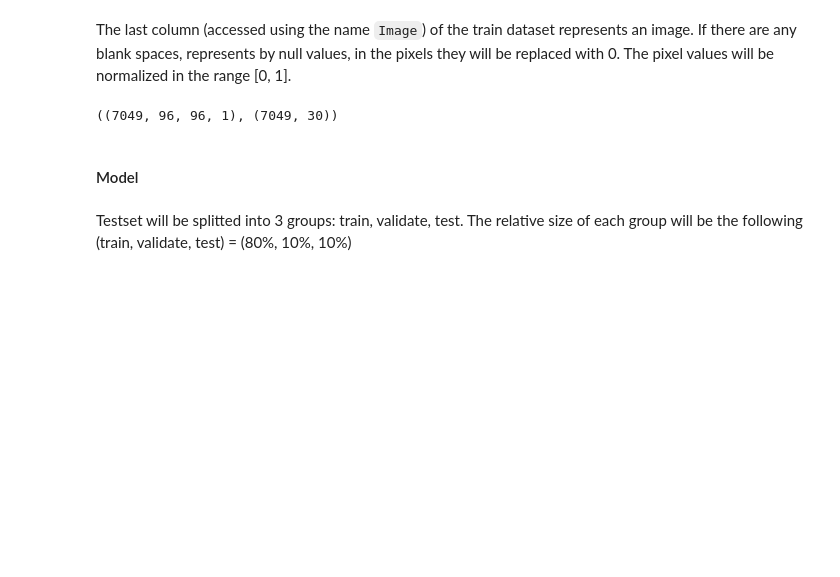
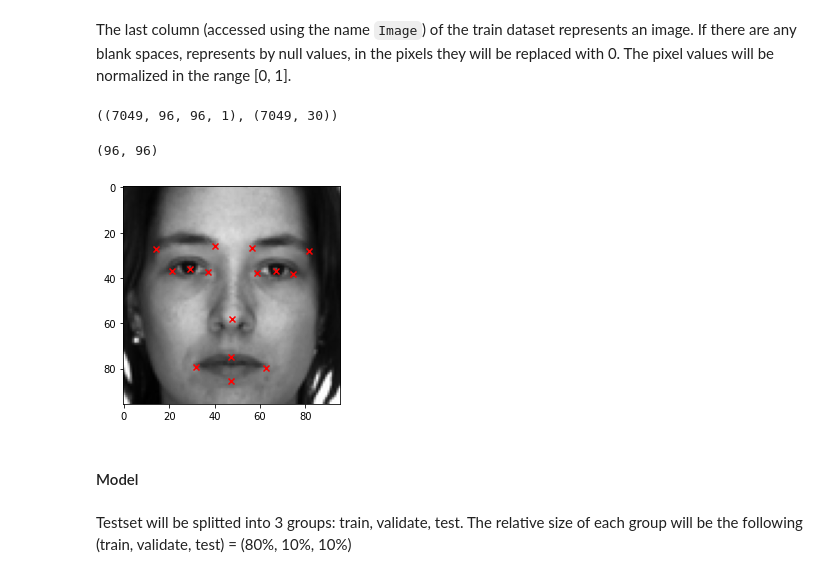
Before and after one commit to mdodovic/Facial-Keypoints-Detection, a Jupyter notebook: keypoints_detector.ipynb, the cells around one changed output. Drawn from its saved outputs; the diff is of its cells as text; code cells hidden in the pictures; blank space fills up the shorter version.

```diff
--- a/keypoints_detector.ipynb
+++ b/keypoints_detector.ipynb
@@ -161,10 +161,14 @@ images.shape, labels.shape
 ((7049, 96, 96, 1), (7049, 30))
 # %%
 sample_image_number = 1235
-img_for_show = images[sample_image_number]
+img_for_show = np.squeeze(images[sample_image_number])
+print(img_for_show.shape)
 plt.imshow(img_for_show, cmap='gray')
 plt.scatter(labels[sample_image_number][0:30:2], labels[sample_image_number][1:30:2], marker='x', c = 'red')
 plt.show()
+# %% [output]
+(96, 96)
+[figure, added]
 # %% [markdown]
 #### Model
 # %% [markdown]
```
Also changed, not shown: parts of 12 cells of this notebook.
